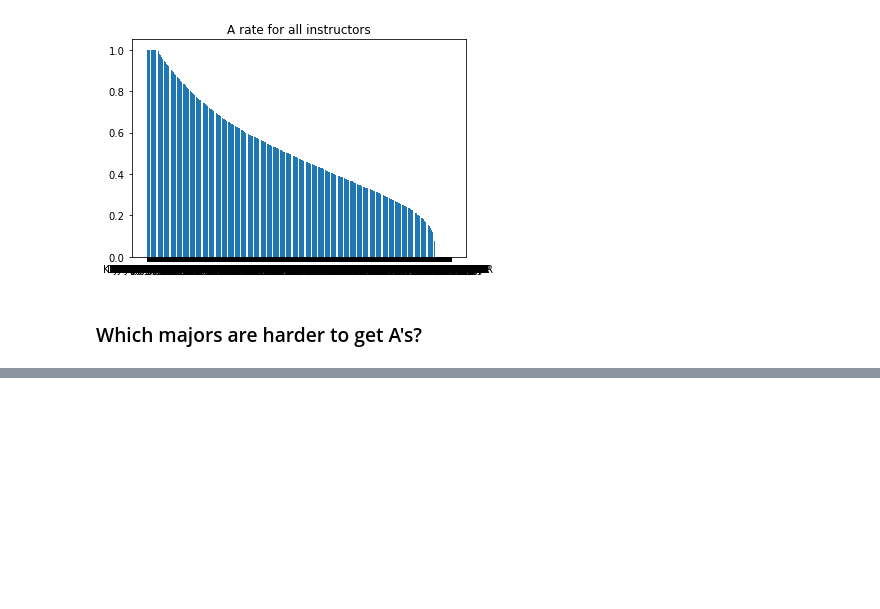
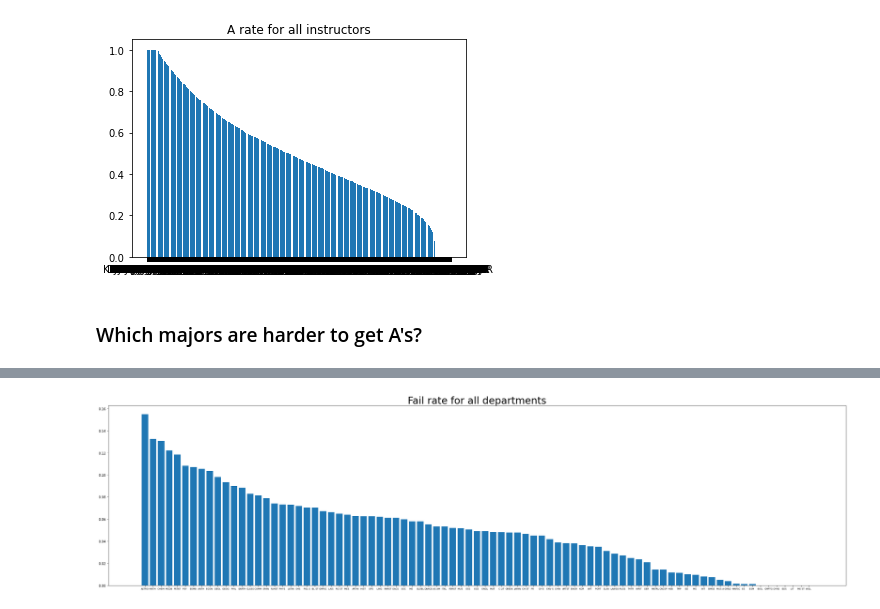
Before and after one commit to Sir-Teo/visualizing-grades, a Jupyter notebook: analysis.ipynb, the cells around one changed output, grey strips where cells are left out. Saved outputs shown, nothing was run; the diff lists cells and outputs as text; code cells hidden in the pictures; blank space fills up the shorter version.

```diff
--- a/analysis.ipynb
+++ b/analysis.ipynb
@@ -44,0 +86,21 @@ plt.show()
+# %%
+dept_rate_fail = {}
+for d in dept_list:
+    df = grades[grades['Course'].str.startswith(d)]
+    total_students = sum(df["Sum_of_Student_Count"])
+    if total_students == 0:
+        dept_rate_fail[d] = 0
+        continue
+    df_A = df.loc[(df['Grade_Given'] == "D") | (df['Grade_Given'] == "C-") | (df['Grade_Given'] == "D+")| (df['Grade_Given'] == "D")| (df['Grade_Given'] == "D-")| (df['Grade_Given'] == "F")]
+    number_of_A_students = sum(df_A["Sum_of_Student_Count"])
+    dept_rate_fail[d] = number_of_A_students / total_students
+sorted_dept_rate_fail = dict(sorted(dept_rate_fail.items(), key=lambda x: x[1], reverse=True))
+# %%
+fig = plt.figure(figsize=(40, 10))
+plt.bar(range(len(sorted_dept_rate_fail)), list(sorted_dept_rate_fail.values()), align='center')
+plt.xticks(range(len(sorted_dept_rate_fail)), list(sorted_dept_rate_fail.keys()))
+plt.title("Fail rate for all departments", fontsize=30)
+plt.xticks(fontsize=7)
+plt.show()
+# %% [output]
+[figure, added]
```
Also changed, not shown: parts of 5 cells of this notebook, 15 other files.
